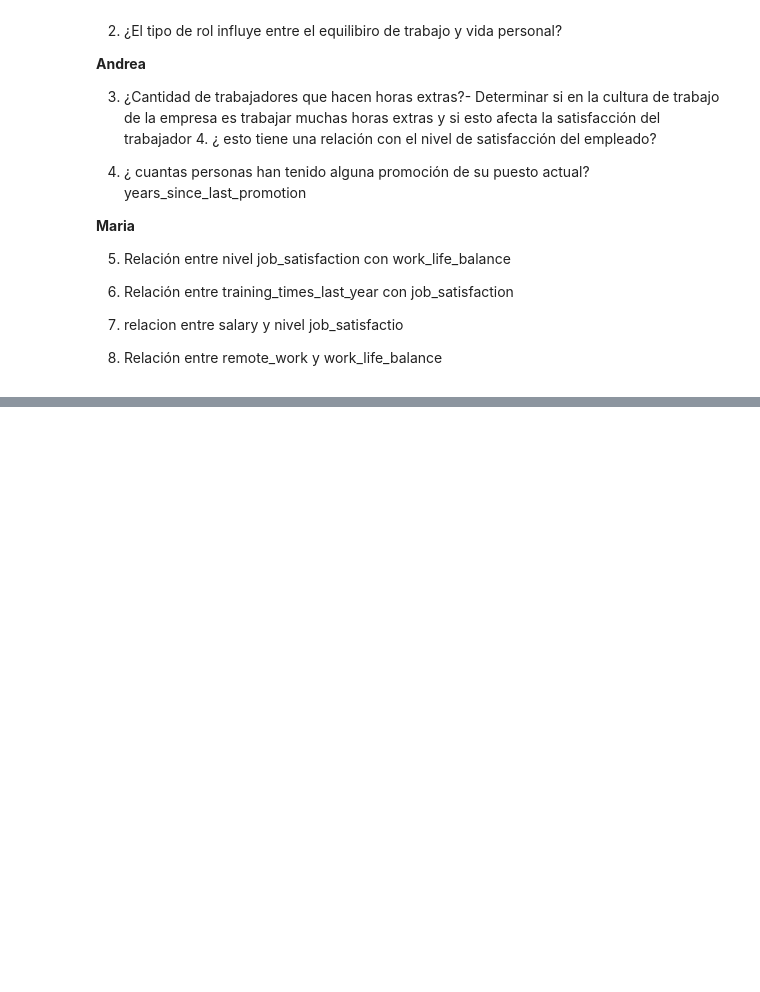
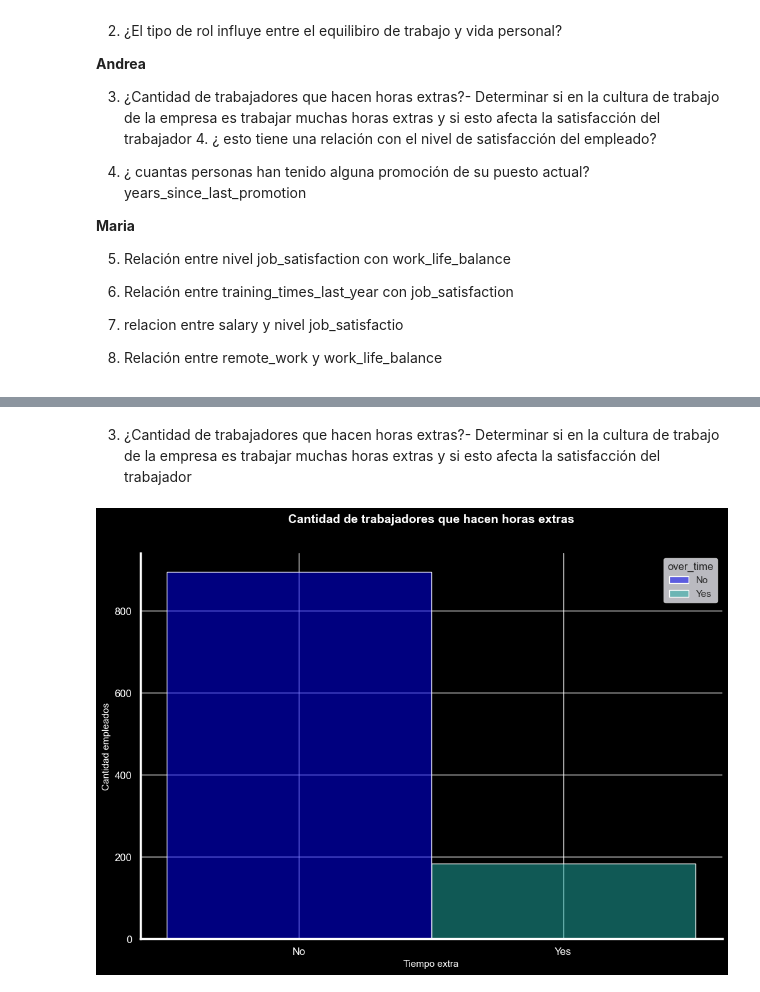
Before and after one commit to Paulamc1695/proyecto_da_promo_J_modulo_3, a Jupyter notebook: Fase_6.Analisis_estadisticos.ipynb, the cells around one changed output, grey strips where cells are left out. Drawn from its saved outputs; the diff is of its cells as text; code cells hidden in the pictures; blank space fills up the shorter version.

```diff
--- a/Fase_6.Analisis_estadisticos.ipynb
+++ b/Fase_6.Analisis_estadisticos.ipynb
@@ -120,0 +280,35 @@ Tener en cuenta en el proceso de análisis:
+# %% [markdown]
+3. ¿Cantidad de trabajadores que hacen horas extras?- Determinar si en la cultura de trabajo de la empresa es trabajar muchas horas extras y si esto afecta la satisfacción del trabajador
+# %%
+mar_palette = ["blue", "lightseagreen", "aqua", "skyblue", "cyan", "mediumslateblue", "seagreen", "darkcyan", "deepskyblue", "mediumturquoise"]
+sns.set_palette(mar_palette)
+
+fig, ax = plt.subplots(figsize=(12, 8))
+fig.patch.set_facecolor('black')
+
+# Crear la figura
+
+sns.histplot(x="over_time", hue="over_time", data=df_HR_prueba, ax=ax, palette=mar_palette)
+
+# Ajustes de etiquetas con color y tamaño de fuente
+ax.set_xlabel("Tiempo extra", fontsize=11, color='white')
+ax.set_ylabel("Cantidad empleados", fontsize=11, color='white')
+
+
+
+# Personalizar los ejes
+ax.set_facecolor('black')
+ax.spines['top'].set_visible(False)     # Ocultar línea superior
+ax.spines['right'].set_visible(False)   # Ocultar línea derecha
+ax.spines['left'].set_linewidth(2.5)    # Hacer la línea del eje Y más gruesa
+ax.spines['bottom'].set_linewidth(2.5)  # Hacer la línea del eje X más gruesa
+
+ax.tick_params(axis='x', colors='white', labelsize=12)
+ax.tick_params(axis='y', colors='white', labelsize=12)
+
+# Título para la gráfica
+plt.title('Cantidad de trabajadores que hacen horas extras', fontsize=14, color='white', pad=35, loc='center', weight='bold')
+
+plt.show()
+# %% [output]
+[figure, added]
```
Also changed, not shown: parts of 29 cells of this notebook.
